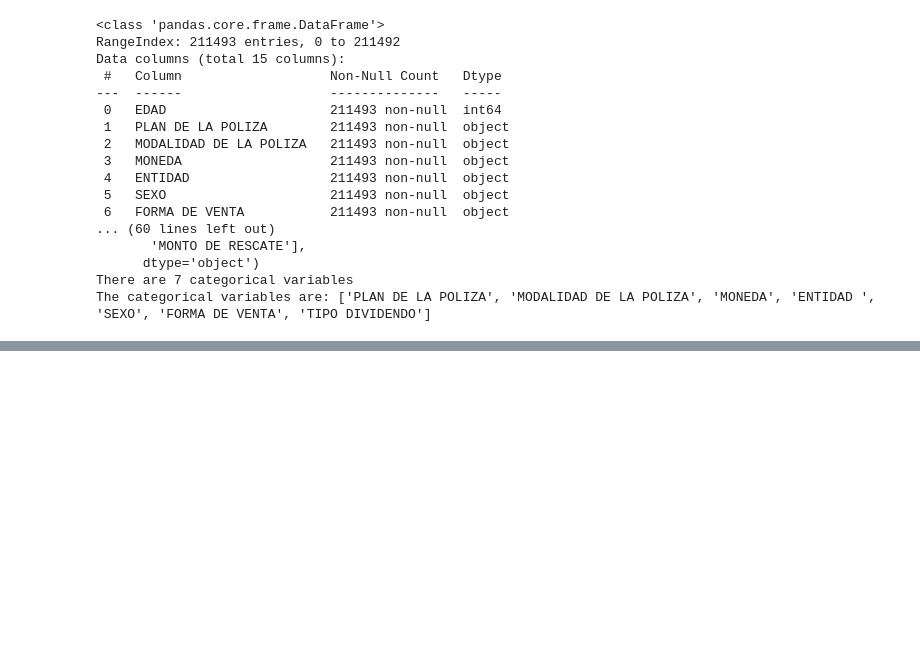
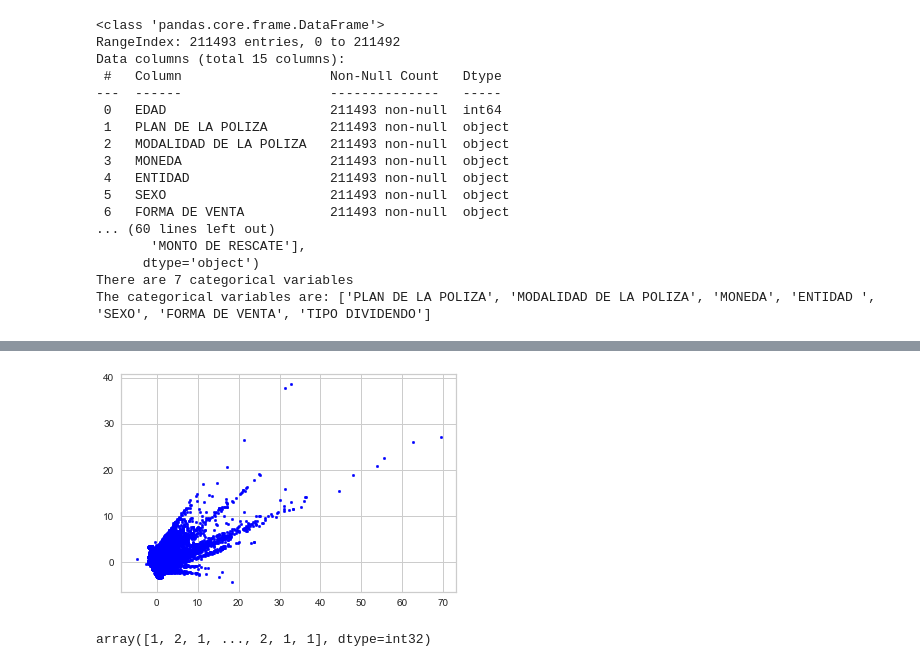
Before and after one commit to Nicocispal/Evidencia_1, a Jupyter notebook: DE_comisiones.ipynb, the cells around one changed output, grey strips where cells are left out. Saved outputs shown, nothing was run; the diff lists cells and outputs as text; code cells hidden in the pictures; blank space fills up the shorter version.

```diff
--- a/DE_comisiones.ipynb
+++ b/DE_comisiones.ipynb
@@ -192,0 +114,4 @@ for col in cols:
+# %%
+rescaleX = StandardScaler().fit_transform(df)
+Xescaled = pd.DataFrame(data = rescaleX, columns = df.columns)
+Xescaled
@@ -192,0 +132,14 @@ for col in cols:
+# %%
+#vamos a reducir la dimensionalidad de estos datos, pues lo usaremos para graficar
+pca = PCA(n_components = 2) #solo 2, para poder graficar en el eje X y eje Y
+Xescaled_short = pca.fit_transform(Xescaled)
+plt.scatter(Xescaled_short[:,0], Xescaled_short[:,1], c='blue', s=7)
+plt.show()
+# %% [output]
+[figure, added]
+# %%
+K = 5
+kmeans_gral = KMeans(n_clusters=K, random_state=0, n_init=50).fit(Xescaled)
+kmeans_gral.labels_
+# %% [output]
+array([1, 2, 1, ..., 2, 1, 1], dtype=int32)
```
Also changed, not shown: parts of 21 cells of this notebook, 3 other files.
